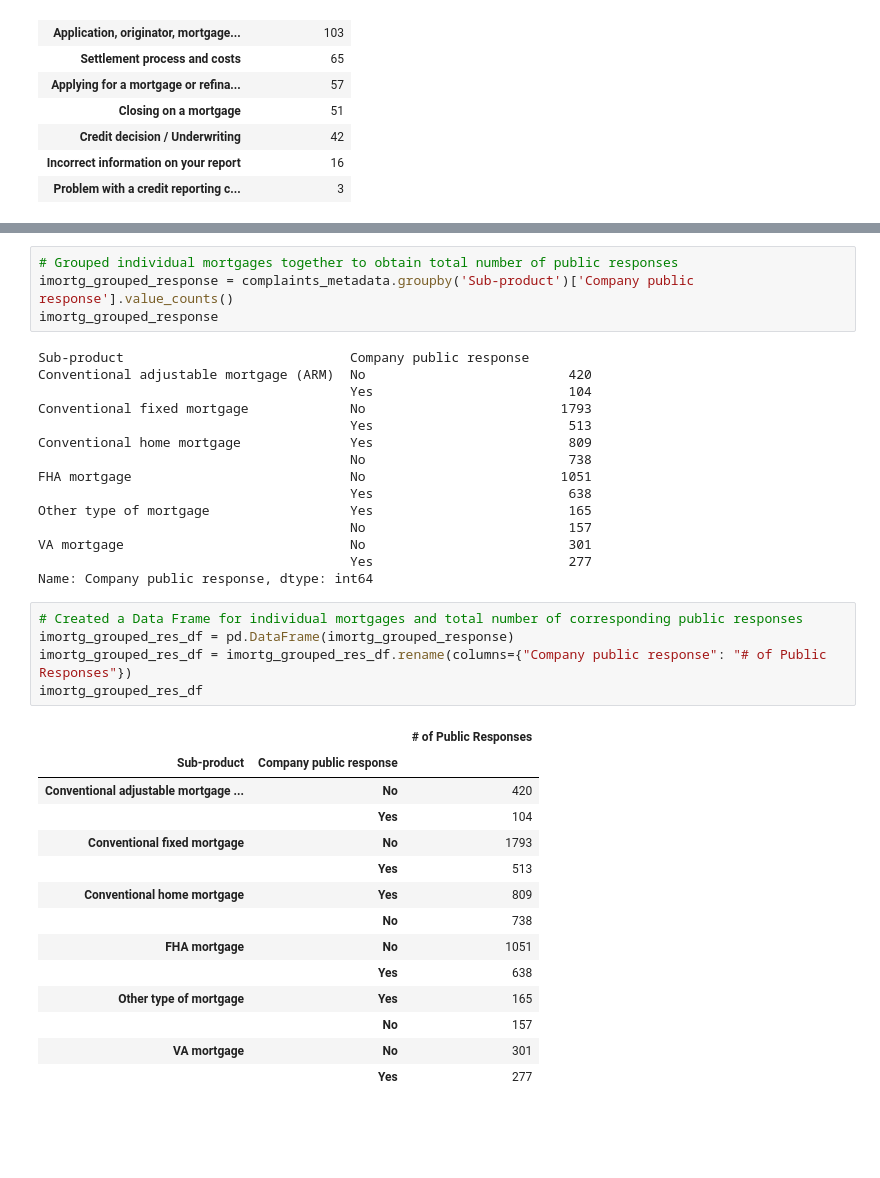
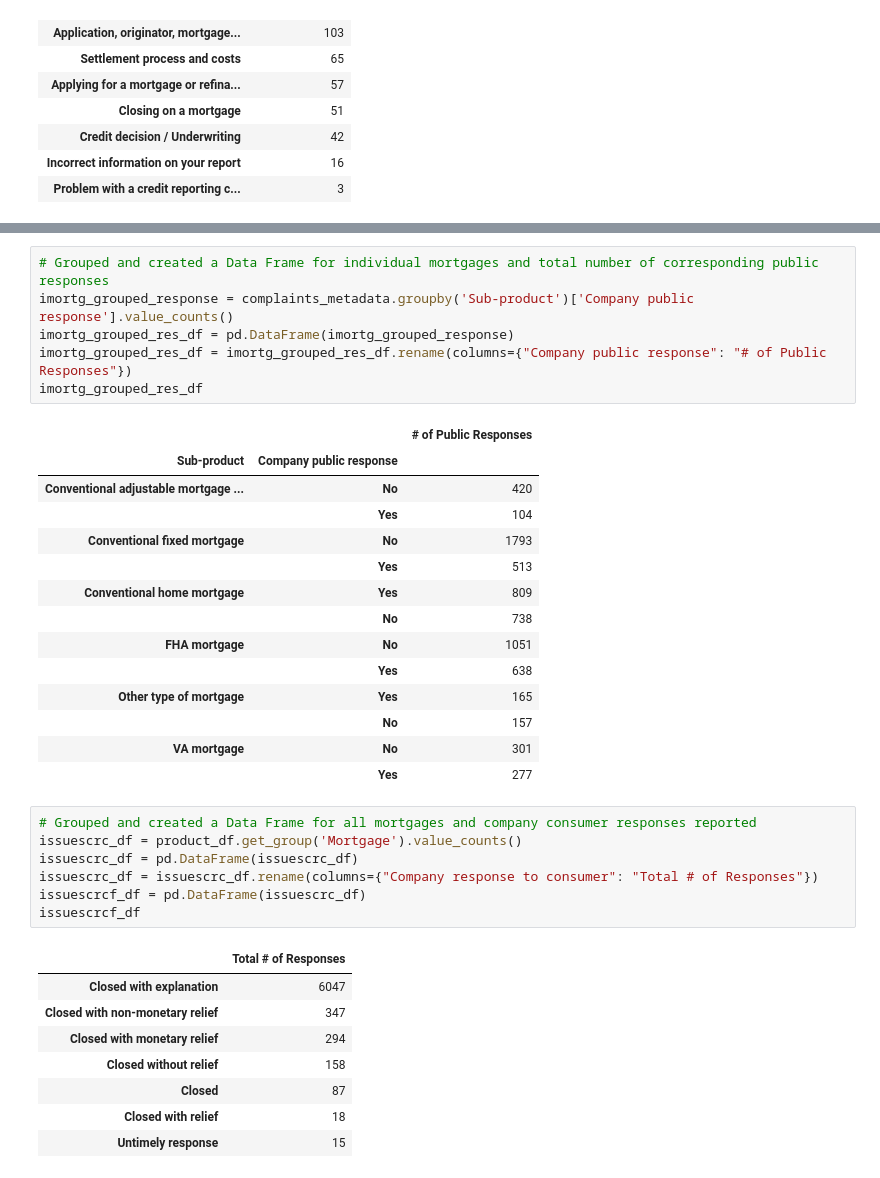
Before and after one commit to carlosvalenciano/Customer-Complaints, a Jupyter notebook: customer-complaints.ipynb, the cells around one changed output, grey strips where cells are left out. Saved outputs shown, nothing was run; the diff lists cells and outputs as text; blank space fills up the shorter version.

Commit message:
trimmed fat and other additions

```diff
--- a/customer-complaints.ipynb
+++ b/customer-complaints.ipynb
@@ -204,40 +176,38 @@ fhaf_df
 # %%
-# Grouped individual mortgages together to obtain total number of public responses
+# Grouped and created a Data Frame for individual mortgages and total number of corresponding public responses
 imortg_grouped_response = complaints_metadata.groupby('Sub-product')['Company public response'].value_counts()
-imortg_grouped_response
+imortg_grouped_res_df = pd.DataFrame(imortg_grouped_response)
+imortg_grouped_res_df = imortg_grouped_res_df.rename(columns={"Company public response": "# of Public Responses"})
+imortg_grouped_res_df
 # %% [output]
-Sub-product                             Company public response
-Conventional adjustable mortgage (ARM)  No                          420
-                                        Yes                         104
-Conventional fixed mortgage             No                         1793
-                                        Yes                         513
-Conventional home mortgage              Yes                         809
-                                        No                          738
-FHA mortgage                            No                         1051
-                                        Yes                         638
-Other type of mortgage                  Yes                         165
-                                        No                          157
-VA mortgage                             No                          301
-                                        Yes                         277
-Name: Company public response, dtype: int64
+|  |  | # of Public Responses |
+| Sub-product | Company public response |  |
+| Conventional adjustable mortgage ... | No | 420 |
+|  | Yes | 104 |
+| Conventional fixed mortgage | No | 1793 |
+|  | Yes | 513 |
+| Conventional home mortgage | Yes | 809 |
+|  | No | 738 |
+| FHA mortgage | No | 1051 |
+|  | Yes | 638 |
+| Other type of mortgage | Yes | 165 |
+|  | No | 157 |
+| VA mortgage | No | 301 |
+|  | Yes | 277 |
 # %%
-# Created a Data Frame for individual mortgages and total number of corresponding public responses
-imortg_grouped_res_df = pd.DataFrame(imortg_grouped_response)
-imortg_grouped_res_df = imortg_grouped_res_df.rename(columns={"Company public response": "# of Public Responses"})
-imortg_grouped_res_df
+# Grouped and created a Data Frame for all mortgages and company consumer responses reported
+issuescrc_df = product_df.get_group('Mortgage').value_counts()
+issuescrc_df = pd.DataFrame(issuescrc_df)
+issuescrc_df = issuescrc_df.rename(columns={"Company response to consumer": "Total # of Responses"})
+issuescrcf_df = pd.DataFrame(issuescrc_df)
+issuescrcf_df
 # %% [output]
-|  |  | # of Public Responses |
-| Sub-product | Company public response |  |
-| Conventional adjustable mortgage ... | No | 420 |
-|  | Yes | 104 |
-| Conventional fixed mortgage | No | 1793 |
-|  | Yes | 513 |
-| Conventional home mortgage | Yes | 809 |
-|  | No | 738 |
-| FHA mortgage | No | 1051 |
-|  | Yes | 638 |
-| Other type of mortgage | Yes | 165 |
-|  | No | 157 |
-| VA mortgage | No | 301 |
-|  | Yes | 277 |
+|  | Total # of Responses |
+| Closed with explanation | 6047 |
+| Closed with non-monetary relief | 347 |
+| Closed with monetary relief | 294 |
+| Closed without relief | 158 |
+| Closed | 87 |
+| Closed with relief | 18 |
+| Untimely response | 15 |
 # %%
```
Also changed, not shown: parts of 14 cells of this notebook.
